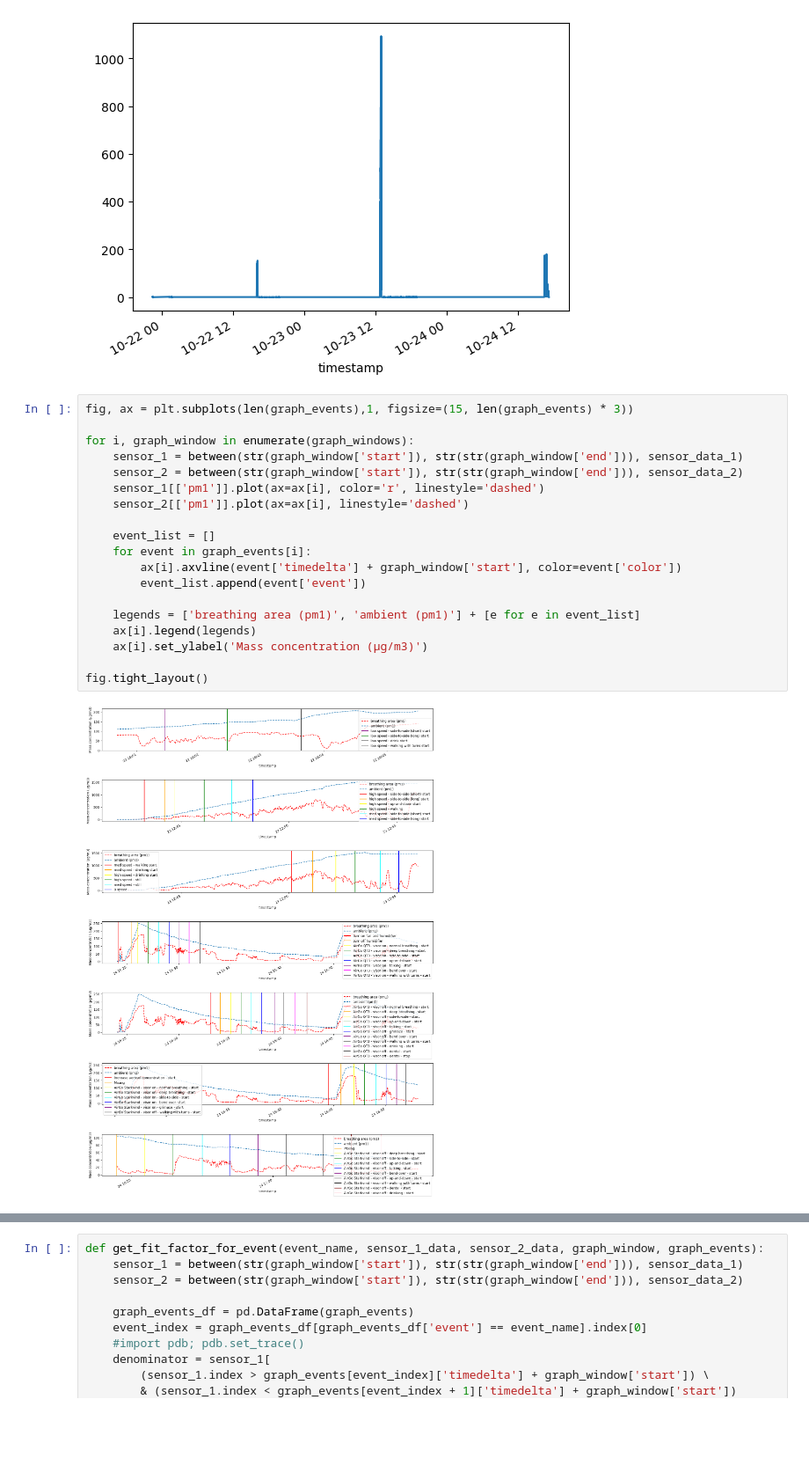
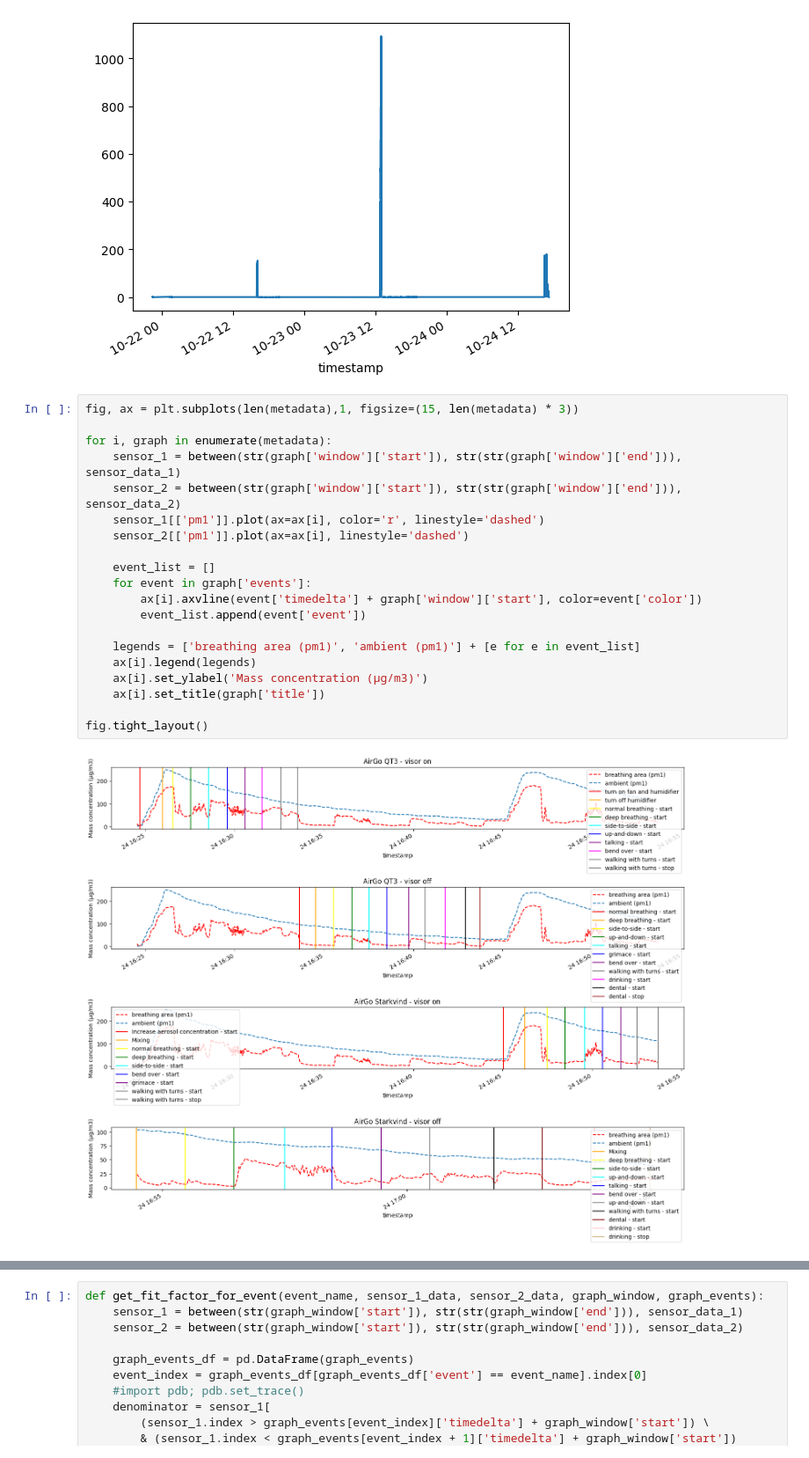
Before and after one commit to Edderic/iaq, a Jupyter notebook: airgo-2-sensors.ipynb, the cells around one changed output, grey strips where cells are left out. Shown at 88% size. Cells and saved outputs as stored; diff of their text form; blank space fills up the shorter version.

```diff
--- a/airgo-2-sensors.ipynb
+++ b/airgo-2-sensors.ipynb
@@ -374,24 +477,25 @@ sensor_data_1['pm1'].plot()
 <Axes: xlabel='timestamp'>
 [figure]
 # %%
-fig, ax = plt.subplots(len(graph_events),1, figsize=(15, len(graph_events) * 3))
+fig, ax = plt.subplots(len(metadata),1, figsize=(15, len(metadata) * 3))
 
-for i, graph_window in enumerate(graph_windows):
-    sensor_1 = between(str(graph_window['start']), str(str(graph_window['end'])), sensor_data_1)
-    sensor_2 = between(str(graph_window['start']), str(str(graph_window['end'])), sensor_data_2)
+for i, graph in enumerate(metadata):
+    sensor_1 = between(str(graph['window']['start']), str(str(graph['window']['end'])), sensor_data_1)
+    sensor_2 = between(str(graph['window']['start']), str(str(graph['window']['end'])), sensor_data_2)
     sensor_1[['pm1']].plot(ax=ax[i], color='r', linestyle='dashed')
     sensor_2[['pm1']].plot(ax=ax[i], linestyle='dashed')
 
     event_list = []
-    for event in graph_events[i]:
-        ax[i].axvline(event['timedelta'] + graph_window['start'], color=event['color'])
+    for event in graph['events']:
+        ax[i].axvline(event['timedelta'] + graph['window']['start'], color=event['color'])
         event_list.append(event['event'])
 
     legends = ['breathing area (pm1)', 'ambient (pm1)'] + [e for e in event_list]
     ax[i].legend(legends)
     ax[i].set_ylabel('Mass concentration (µg/m3)')
+    ax[i].set_title(graph['title'])
 
 fig.tight_layout()
 # %% [output]
-[figure, old version]
+[figure, new version]
 # %%
```
Also changed, not shown: parts of 19 cells of this notebook.
